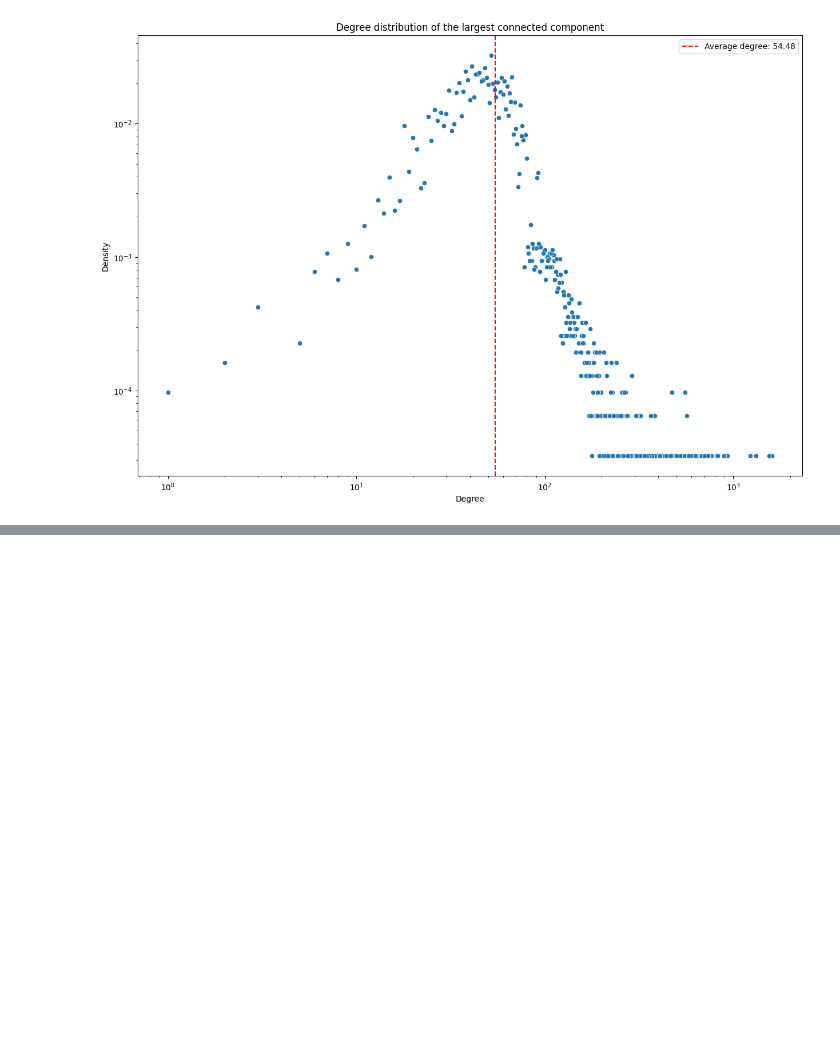
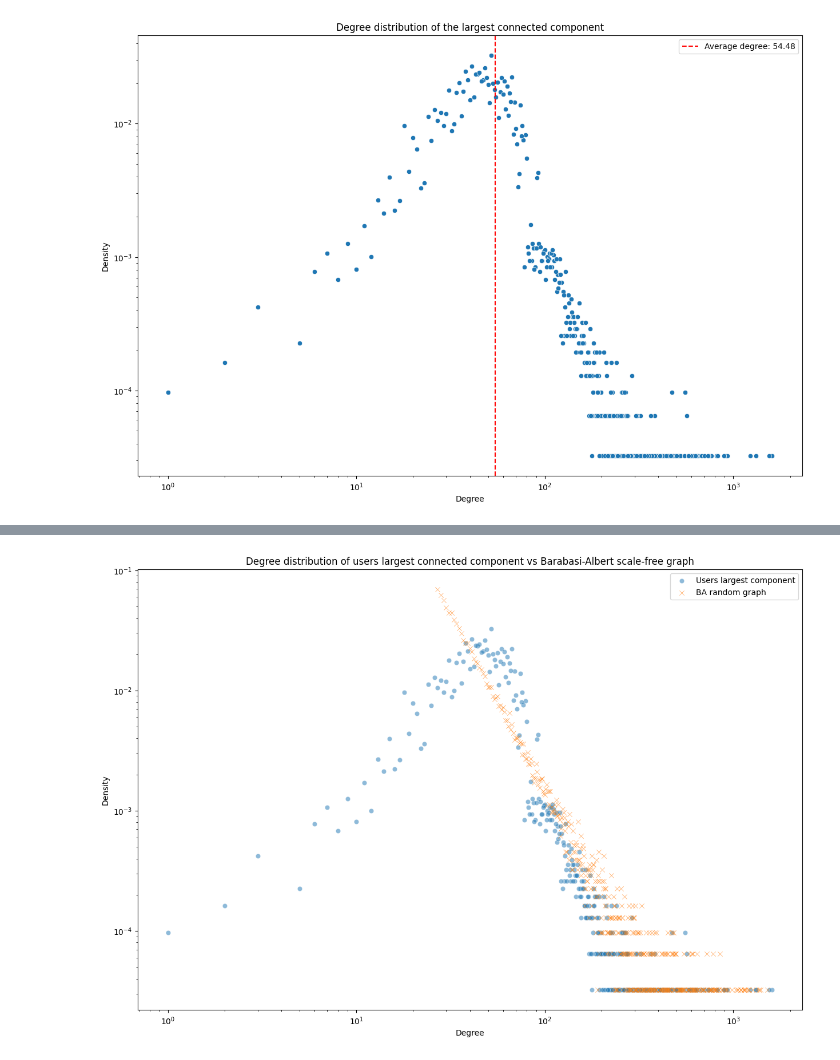
Before and after one commit to steciuk/SNA-reddit-bipartite-analysis, a Jupyter notebook: project.ipynb, the cells around one changed output, grey strips where cells are left out. Saved outputs shown, nothing was run; the diff lists cells and outputs as text; code cells hidden in the pictures; blank space fills up the shorter version.

```diff
--- a/project.ipynb
+++ b/project.ipynb
@@ -862,0 +908,18 @@ plt.show()
+# %%
+# Create a Barabasi-Albert scale-free graph with the same number of nodes and edges as the largest connected component
+G_users_lcc_BA = nx.barabasi_albert_graph(G_users_lcc.number_of_nodes(), m=round(G_users_lcc_avg_degree/2), seed=42)
+
+G_users_lcc_BA_degrees = calculate_degree_densities(G_users_lcc_BA)
+
+plt.figure(figsize=(15, 10))
+sns.scatterplot(data=G_users_lcc_degrees, x="degree", y="density", alpha=0.5, label="Users largest component")
+sns.scatterplot(data=G_users_lcc_BA_degrees, x="degree", y="density", alpha=0.7, label="BA random graph", marker="x")
+plt.xscale("log")
+plt.yscale("log")
+plt.title("Degree distribution of users largest connected component vs Barabasi-Albert scale-free graph")
+plt.xlabel("Degree")
+plt.ylabel("Density")
+plt.legend()
+plt.show()
+# %% [output]
+[figure, added]
```
Also changed, not shown: parts of 51 cells of this notebook, 10 other files.
